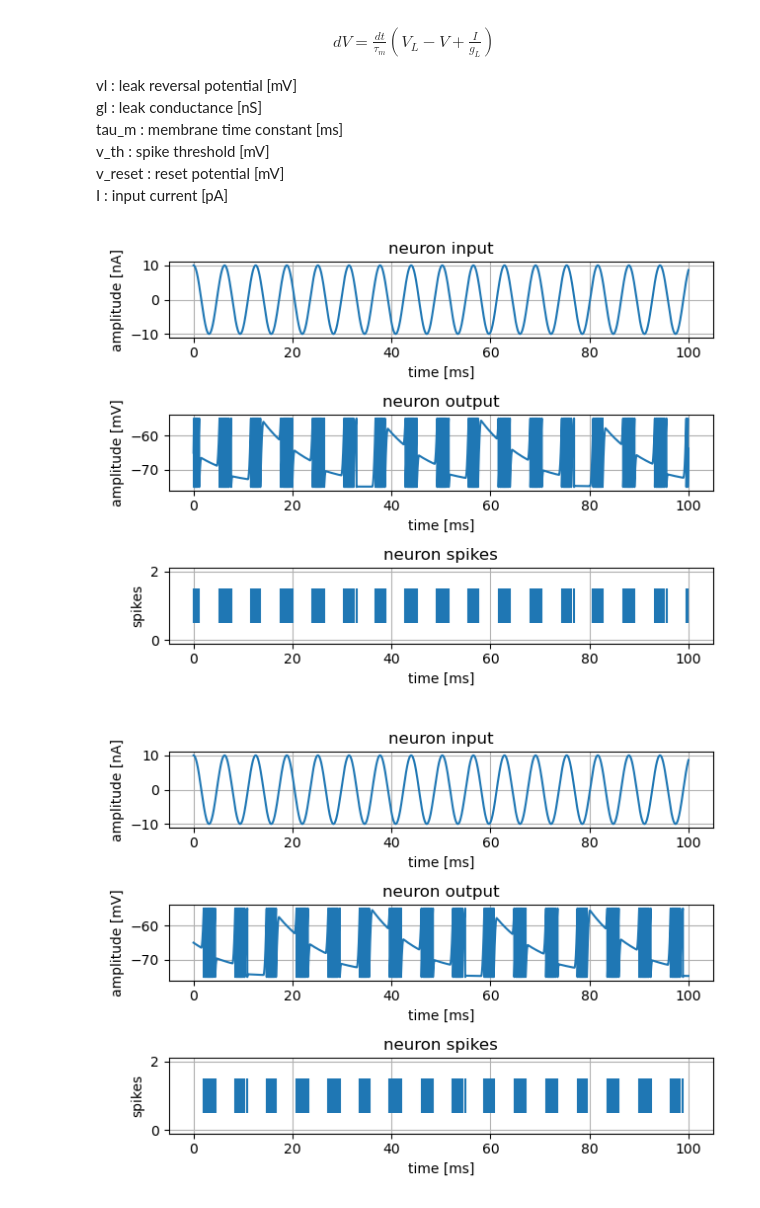
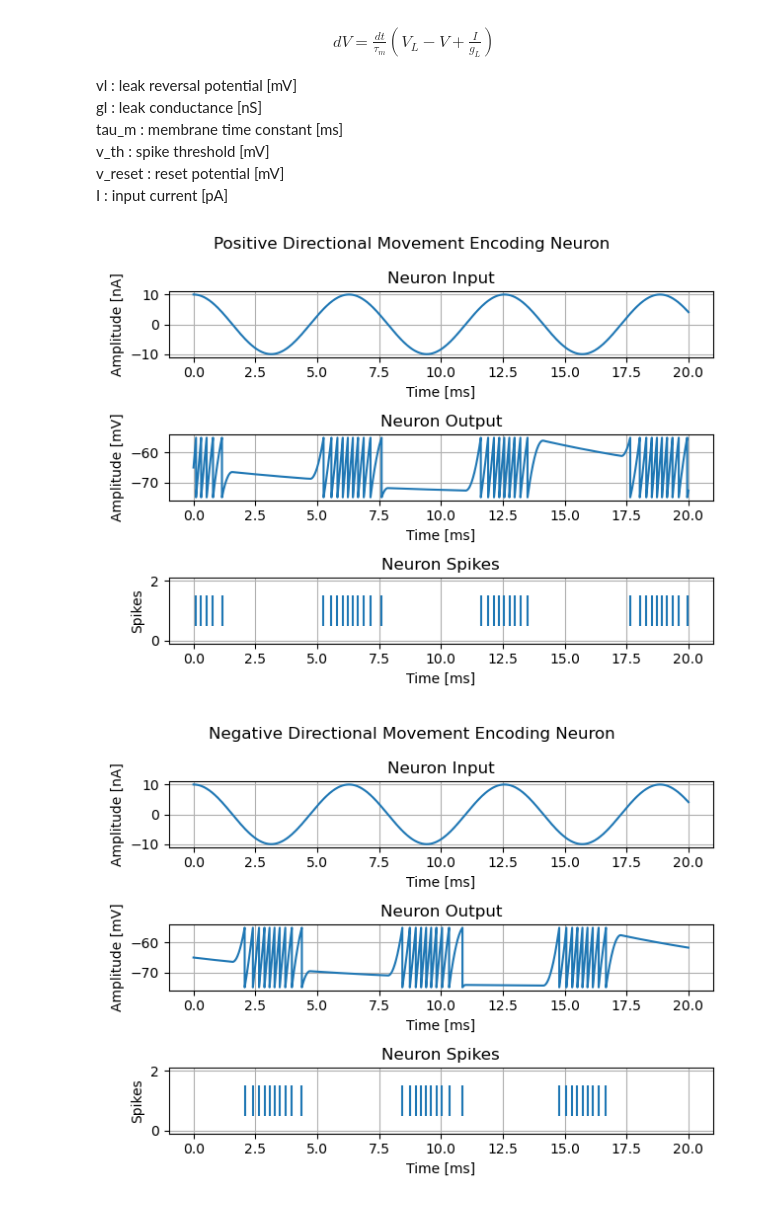
Before and after one commit to boradinc/lif_neuron, a Jupyter notebook: lif_model_1.ipynb, the cells around one changed output. Saved outputs shown, nothing was run; the diff lists cells and outputs as text; code cells hidden in the pictures.

```diff
--- a/lif_model_1.ipynb
+++ b/lif_model_1.ipynb
@@ -9,7 +9,7 @@ plt.close("all")
 # sampled at 25 KHz
 dt1 = 0.00004
 fs1 = 1 / dt1
-t1 = np.arange(0, 100, dt1)
+t1 = np.arange(0, 20, dt1)
 
 print("sapmling freq:", fs1)
 # %% [output]
@@ -91,78 +91,80 @@ x2 = pos(x1)
 y1 = lif(x2)
 
 # initialize spike array
-spikes1 = spike_time(y1)
+Spikes1 = spike_time(y1)
 
 plt.figure()
+plt.suptitle("Positive Directional Movement Encoding Neuron")
 plt.subplot(3,1,1)
 plt.plot(t1, x1)
-plt.title("neuron input")
-plt.xlabel("time [ms]")
-plt.ylabel("amplitude [nA]")
+plt.title("Neuron Input")
+plt.xlabel("Time [ms]")
+plt.ylabel("Amplitude [nA]")
 x_lim1 = plt.xlim()
 plt.grid()
 
 plt.subplot(3,1,2)
 plt.plot(t1, y1)
-plt.title("neuron output")
-plt.xlabel("time [ms]")
-plt.ylabel("amplitude [mV]")
+plt.title("Neuron Output")
+plt.xlabel("Time [ms]")
+plt.ylabel("Amplitude [mV]")
 plt.xlim(x_lim1)
 plt.grid()
 
 plt.subplot(3,1,3)
-plt.eventplot(spikes1)
-plt.title("neuron spikes")
-plt.xlabel("time [ms]")
-plt.ylabel("spikes")
+plt.eventplot(Spikes1)
+plt.title("Neuron Spikes")
+plt.xlabel("Time [ms]")
+plt.ylabel("Spikes")
 plt.xlim(x_lim1)
 plt.grid()
 
 plt.tight_layout()
 plt.show()
 # %% [output]
-[figure, old version]
+[figure, new version]
 # %%
 # negative part of position function
 # input current array [nA]
 x1 = np.cos(t1) * 10
 x2 = neg(x1)
 
 # initialize output
 y1 = lif(x2)
 
 # initialize spike array
-spikes1 = spike_time(y1)
+Spikes1 = spike_time(y1)
 
 plt.figure()
+plt.suptitle("Negative Directional Movement Encoding Neuron")
 plt.subplot(3,1,1)
 plt.plot(t1, x1)
-plt.title("neuron input")
-plt.xlabel("time [ms]")
-plt.ylabel("amplitude [nA]")
+plt.title("Neuron Input")
+plt.xlabel("Time [ms]")
+plt.ylabel("Amplitude [nA]")
 x_lim1 = plt.xlim()
 plt.grid()
 
 plt.subplot(3,1,2)
 plt.plot(t1, y1)
-plt.title("neuron output")
-plt.xlabel("time [ms]")
-plt.ylabel("amplitude [mV]")
+plt.title("Neuron Output")
+plt.xlabel("Time [ms]")
+plt.ylabel("Amplitude [mV]")
 plt.xlim(x_lim1)
 plt.grid()
 
 plt.subplot(3,1,3)
-plt.eventplot(spikes1)
-plt.title("neuron spikes")
-plt.xlabel("time [ms]")
-plt.ylabel("spikes")
+plt.eventplot(Spikes1)
+plt.title("Neuron Spikes")
+plt.xlabel("Time [ms]")
+plt.ylabel("Spikes")
 plt.xlim(x_lim1)
 plt.grid()
 
 plt.tight_layout()
 plt.show()
 # %% [output]
-[figure, old version]
+[figure, new version]
 # %%
 # positive part of velocity function
 # input current array [nA]
```
Also changed, not shown: parts of 4 cells of this notebook.
